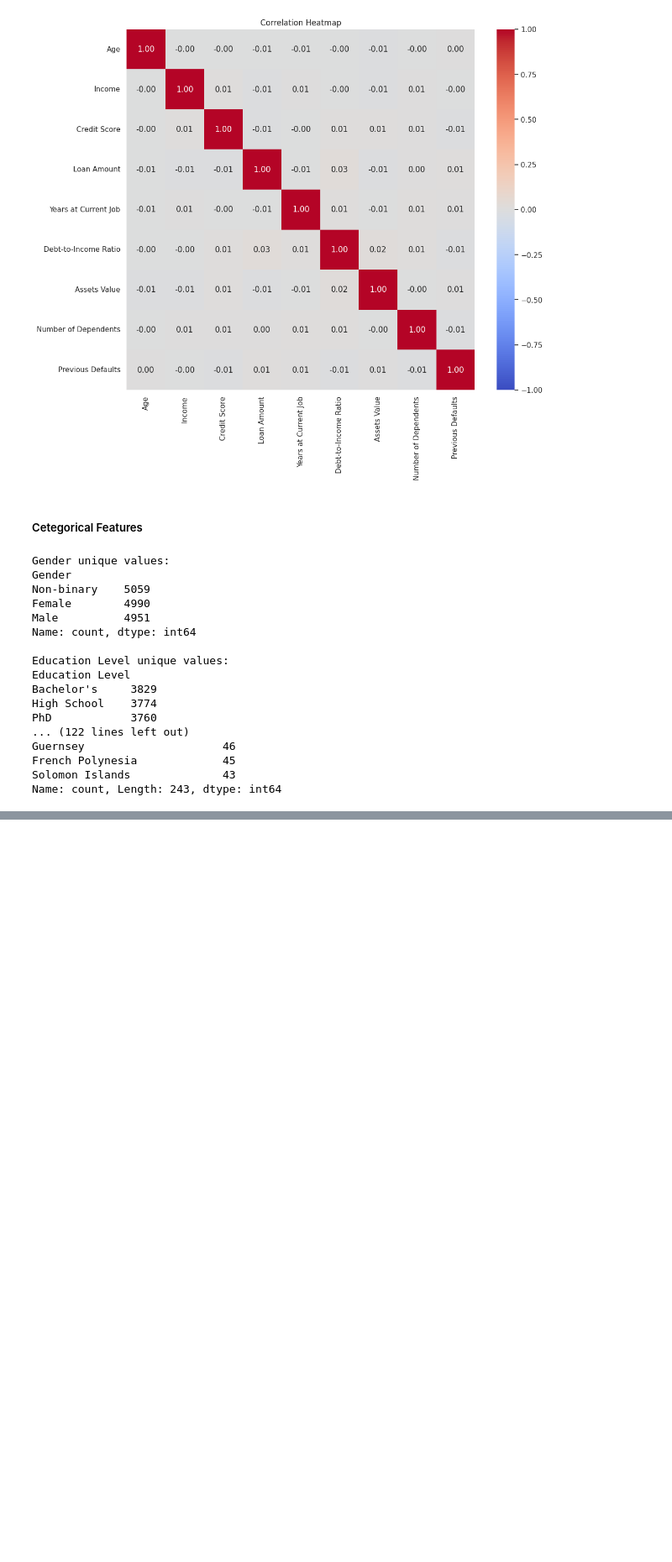
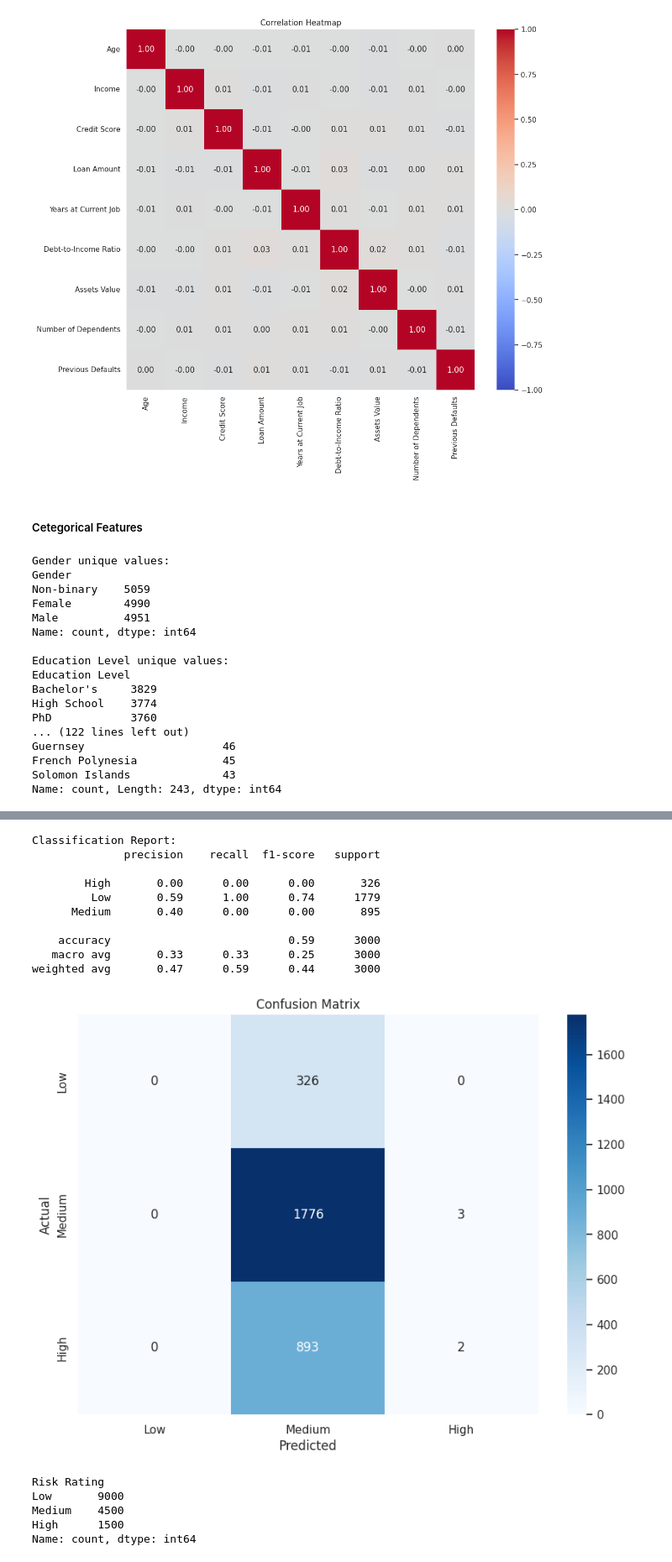
Before and after one commit to JasonCacante/first-ml-project, a Jupyter notebook: financial_risk_assesment.ipynb, the cells around one changed output, grey strips where cells are left out. Shown at 84% size. Cells and saved outputs as stored; diff of their text form; code cells hidden in the pictures; blank space fills up the shorter version.

Commit message:
feat: run our model and explain its results

```diff
--- a/financial_risk_assesment.ipynb
+++ b/financial_risk_assesment.ipynb
@@ -209,0 +206,10 @@ Name: count, Length: 243, dtype: int64
+# %%
+# Define features and target
+X = df.drop('Risk Rating', axis=1)
+y = df['Risk Rating']
+
+# Handle missing values and encode categorical variables
+numeric_features = ['Age', 'Income', 'Credit Score', 'Loan Amount', 'Years at Current Job',
+                     'Debt-to-Income Ratio', 'Assets Value', 'Number of Dependents', 'Previous Defaults', 'Marital Status Change']
+categorical_features = ['Gender', 'Education Level', 'Marital Status', 'Loan Purpose', 'Employment Status',
+                         'Payment History', 'City', 'State', 'Country']
@@ -209,0 +234,12 @@ Name: count, Length: 243, dtype: int64
+# %%
+# Split the dataset into training and testing sets
+X_train, X_test, y_train, y_test = train_test_split(X, y, test_size=0.2, random_state=42)
+
+# Define and train the model
+model = Pipeline(steps=[
+    ('preprocessor', preprocessor),
+    ('classifier', RandomForestClassifier(n_estimators=100, random_state=42))
+])
+
+# Fit the model
+model.fit(X_train, y_train)
@@ -209,0 +264,37 @@ Name: count, Length: 243, dtype: int64
+# %%
+# Predict on the test set
+y_pred = model.predict(X_test)
+
+# Print classification report
+print("Classification Report:")
+print(classification_report(y_test, y_pred))
+
+# Confusion matrix
+conf_matrix = confusion_matrix(y_test, y_pred)
+plt.figure(figsize=(10,7))
+sns.heatmap(conf_matrix, annot=True, fmt='d', cmap='Blues',
+            xticklabels=['Low', 'Medium', 'High'], yticklabels=['Low', 'Medium', 'High'])
+plt.xlabel('Predicted')
+plt.ylabel('Actual')
+plt.title('Confusion Matrix')
+plt.show()
+# %% [output]
+Classification Report:
+              precision    recall  f1-score   support
+
+        High       0.00      0.00      0.00       326
+         Low       0.59      1.00      0.74      1779
+      Medium       0.40      0.00      0.00       895
+
+    accuracy                           0.59      3000
+   macro avg       0.33      0.33      0.25      3000
+weighted avg       0.47      0.59      0.44      3000
+[figure, added]
+# %%
+print(df['Risk Rating'].value_counts())
+# %% [output]
+Risk Rating
+Low       9000
+Medium    4500
+High      1500
+Name: count, dtype: int64
```
Also changed, not shown: parts of 4 cells of this notebook.
